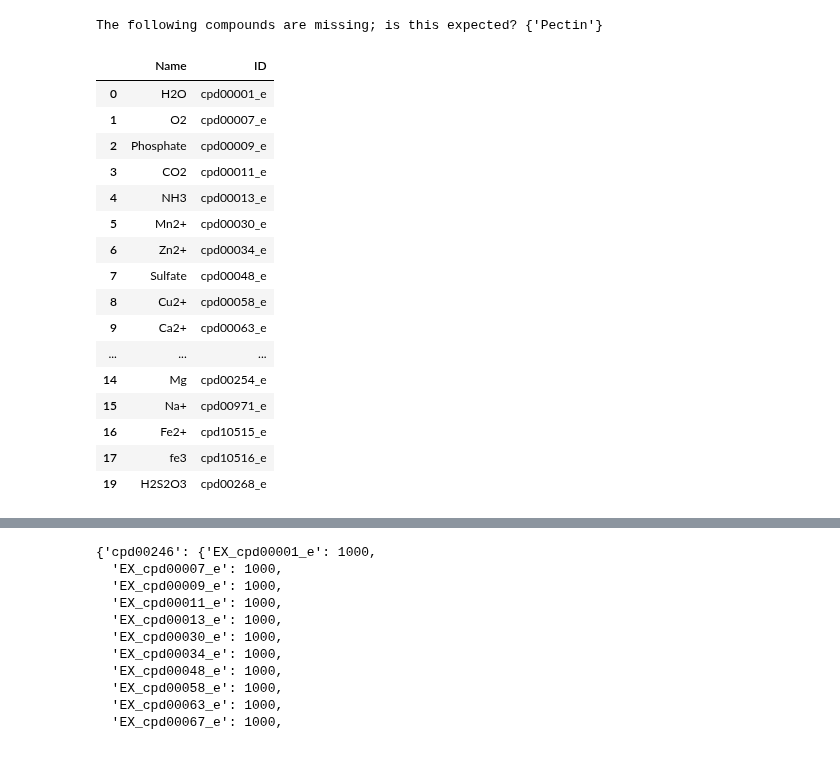
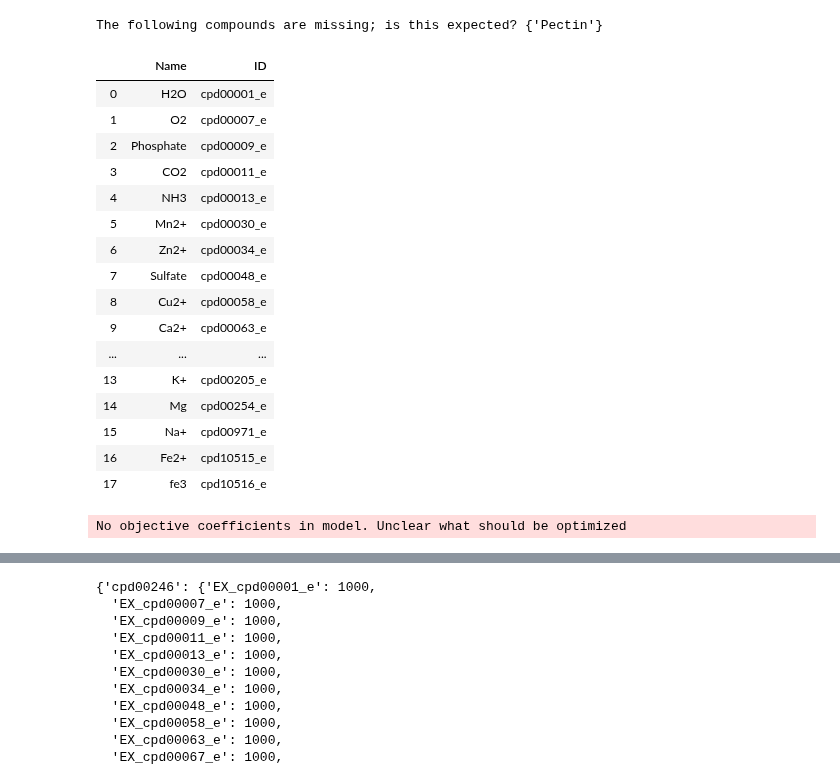
Before and after one commit to gregmedlock/psy_recon, a Jupyter notebook: bin/concise_gapfill.ipynb, the cells around one changed output, grey strips where cells are left out. Drawn from its saved outputs; the diff is of its cells as text; code cells hidden in the pictures.

Commit message:
Stahing these debugging changes just in case they are needed later

```diff
--- a/bin/concise_gapfill.ipynb
+++ b/bin/concise_gapfill.ipynb
@@ -76,29 +82,35 @@ The following compounds are missing; is this expected? {'Pectin'}
 # %%
 # Load the biolog data from Plata et al., Nature 2014
 from medusa.test import load_biolog_plata
 biolog_base_composition, biolog_base_dict, biolog_thresholded = load_biolog_plata()
-biolog_base_composition = biolog_base_composition.drop(18)
+
+# Remove Heme and H2S2O3 from the biolog base--these compounds are not actually in the base, but are frequently
+# required by modelseed models.
+biolog_base_composition = biolog_base_composition.drop(biolog_base_composition.index[biolog_base_composition['ID'] == 'cpd00028_e'])
+biolog_base_composition = biolog_base_composition.drop(biolog_base_composition.index[biolog_base_composition['ID'] == 'cpd00268_e'])
 if "cpd00028_e" in biolog_base_dict:
     del biolog_base_dict["cpd00028_e"]
+if "cpd00268_e" in biolog_base_dict:
+    del biolog_base_dict["cpd00268_e"]
 biolog_base_composition
 # %% [output]
 |  | Name | ID |
 | 0 | H2O | cpd00001_e |
 | 1 | O2 | cpd00007_e |
 | 2 | Phosphate | cpd00009_e |
 | 3 | CO2 | cpd00011_e |
 | 4 | NH3 | cpd00013_e |
 | 5 | Mn2+ | cpd00030_e |
 | 6 | Zn2+ | cpd00034_e |
 | 7 | Sulfate | cpd00048_e |
 | 8 | Cu2+ | cpd00058_e |
 | 9 | Ca2+ | cpd00063_e |
 | ... | ... | ... |
+| 13 | K+ | cpd00205_e |
 | 14 | Mg | cpd00254_e |
 | 15 | Na+ | cpd00971_e |
 | 16 | Fe2+ | cpd10515_e |
 | 17 | fe3 | cpd10516_e |
-| 19 | H2S2O3 | cpd00268_e |
 # %%
 # load the universal reaction database
 from medusa.test import load_universal_modelseed
@@ -120,5 +132,7 @@ for rxn in seed_draft.reactions:
 
 universal.add_reactions(add_to_universal)
 # %%
-##for gapfilling purposes, also load in the universal seed model to pool with reactions from model
-model = cobra.io.read_sbml_model("../results/reconstructions/pst6_cor.xml")
+# Load the model to be gapfilled
+model = cobra.io.read_sbml_model("../results/reconstructions/pstv8.xml")
+# %% [output]
+No objective coefficients in model. Unclear what should be optimized
```
Also changed, not shown: parts of 35 cells of this notebook, 4 other files.
